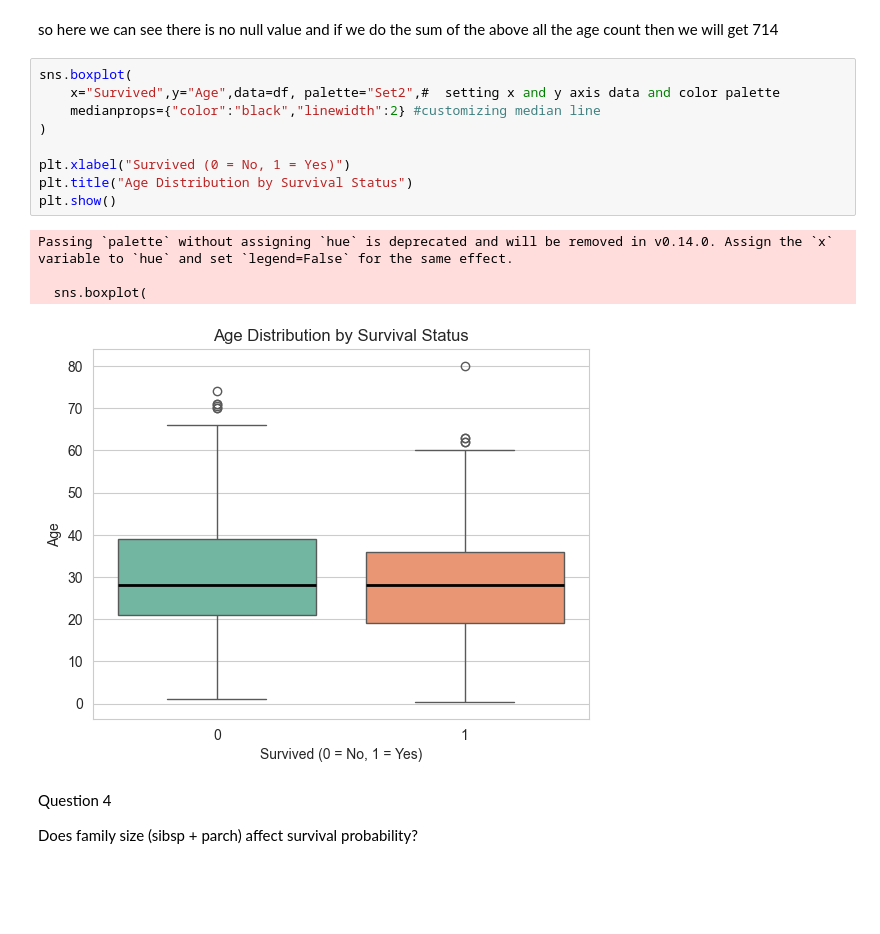
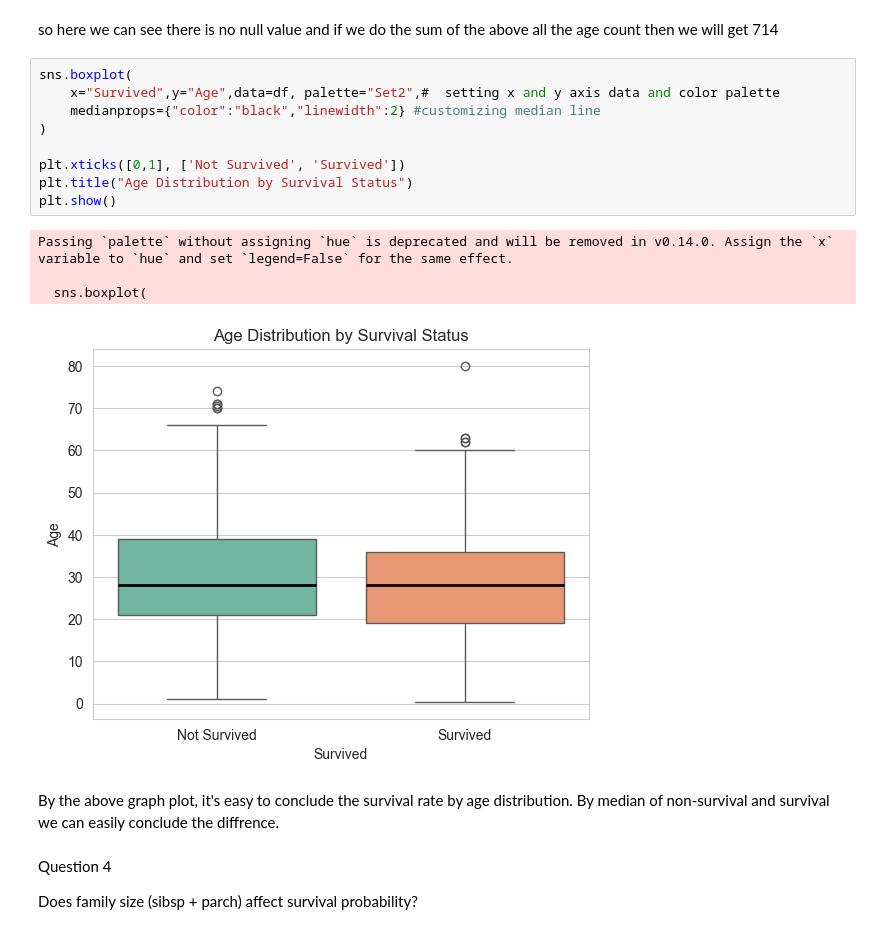
Before and after one commit to way2abhii/Coding, a Jupyter notebook: ML/titanic.ipynb, the cells around one changed output. Saved outputs shown, nothing was run; the diff lists cells and outputs as text; blank space fills up the shorter version.

```diff
--- a/ML/titanic.ipynb
+++ b/ML/titanic.ipynb
@@ -114,17 +114,19 @@ so here we can see there is no null value and if we do the sum of the above all
 # %%
 sns.boxplot(
     x="Survived",y="Age",data=df, palette="Set2",#  setting x and y axis data and color palette
     medianprops={"color":"black","linewidth":2} #customizing median line
 )
 
-plt.xlabel("Survived (0 = No, 1 = Yes)")
+plt.xticks([0,1], ['Not Survived', 'Survived'])
 plt.title("Age Distribution by Survival Status")
 plt.show()
 # %% [output]
 Passing `palette` without assigning `hue` is deprecated and will be removed in v0.14.0. Assign the `x` variable to `hue` and set `legend=False` for the same effect.
 
   sns.boxplot(
-[figure, old version]
+[figure, new version]
+# %% [markdown]
+By the above graph plot, it's easy to conclude the survival rate by age distribution. By median of non-survival and survival we can easily conclude the diffrence.
 # %% [markdown]
 Question 4
 
```
Also changed, not shown: parts of 15 cells of this notebook.
